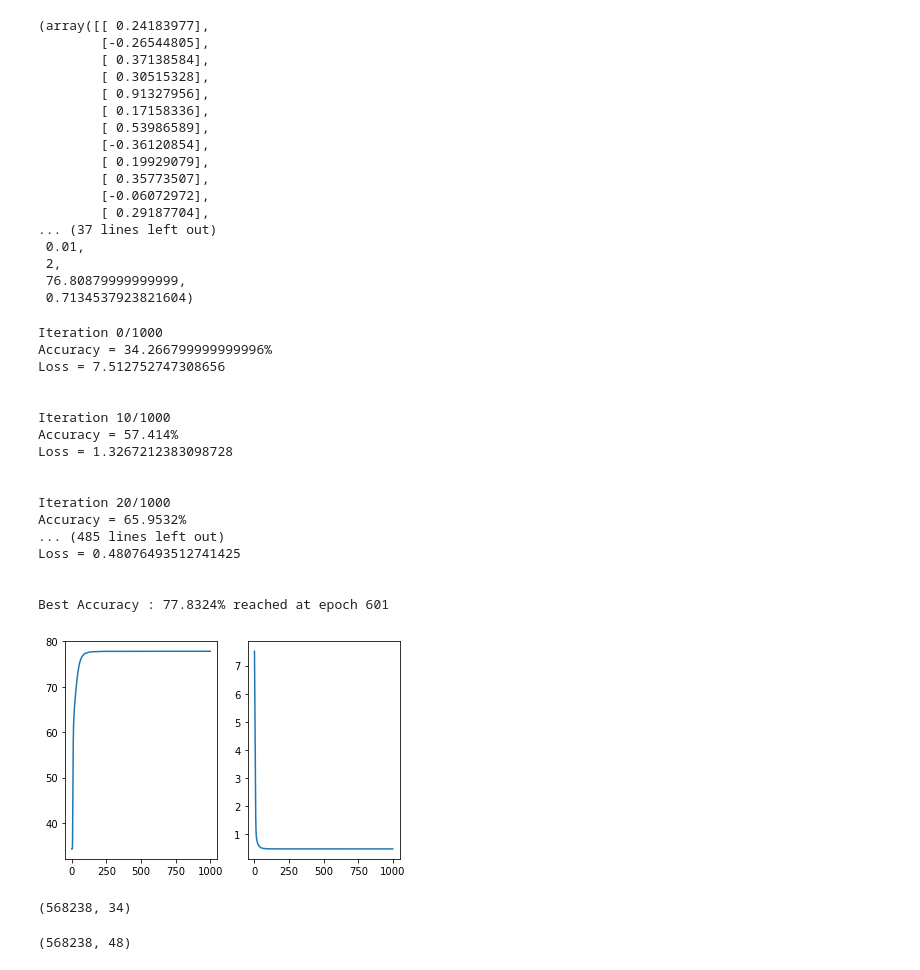
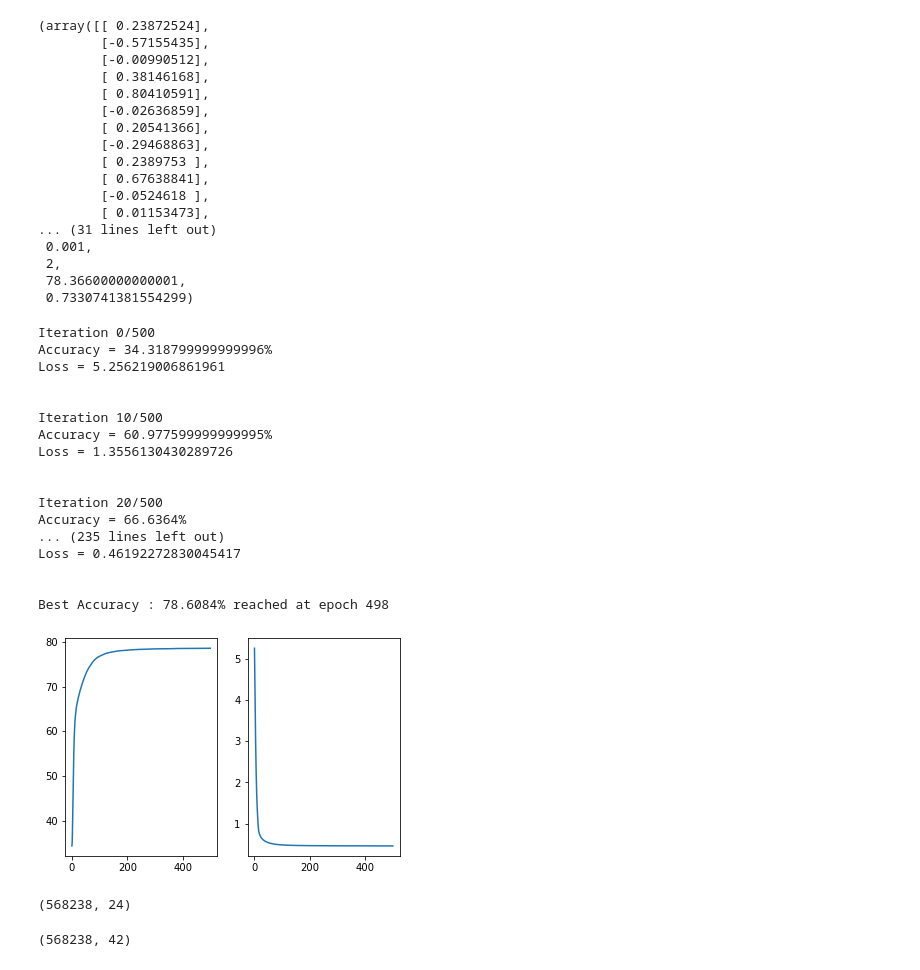
Before and after one commit to mismayil/higgs-boson, a Jupyter notebook: logistic_regression.ipynb, the cells around one changed output. Drawn from its saved outputs; the diff is of its cells as text; code cells hidden in the pictures.

```diff
--- a/logistic_regression.ipynb
+++ b/logistic_regression.ipynb
@@ -14,7 +14,7 @@ DATA_TEST_PATH = 'data/test.csv' # TODO: download train data and supply path her
 _, X_test, ids_test = load_csv_data(DATA_TEST_PATH)
 # %%
 from implementations import preprocess
-tX_train, ty_train, tX_test, ty_test, cont_features = preprocess(X_train, y_train, X_test, encodable_threshold=0.5, imputable_threshold=0.5)
+tX_train, ty_train, tX_test, ty_test, cont_features = preprocess(X_train, y_train, X_test, imputable_th=0.3, encodable_min_th=0.3, encodable_max_th=0.7)
 # %%
 tX_train
 # %% [output]
@@ -38,4 +38,4 @@ tX_train.shape, tX_test.shape
 # %%
 from implementations import logistic_regression_cv
-weights, loss, lambda_, degree, accuracy, f1 = logistic_regression_cv(ty_train, tX_train, cont_features=cont_features, verbose=True)
+weights, loss, lambda_, degree, accuracy, f1 = logistic_regression_cv(ty_train, tX_train, max_iters=200, cont_features=cont_features, verbose=False)
 # %% [output]
@@ -61,49 +59,49 @@ ValueError: x and y must have same first dimension, but have shapes (5,) and (30
 # %%
 weights, loss, lambda_, degree, accuracy, f1
 # %% [output]
-(array([[ 0.24183977],
-        [-0.26544805],
-        [ 0.37138584],
-        [ 0.30515328],
-        [ 0.91327956],
-        [ 0.17158336],
-        [ 0.53986589],
-        [-0.36120854],
-        [ 0.19929079],
-        [ 0.35773507],
-        [-0.06072972],
-        [ 0.29187704],
-... (37 lines left out)
- 0.01,
+(array([[ 0.23872524],
+        [-0.57155435],
+        [-0.00990512],
+        [ 0.38146168],
+        [ 0.80410591],
+        [-0.02636859],
+        [ 0.20541366],
+        [-0.29468863],
+        [ 0.2389753 ],
+        [ 0.67638841],
+        [-0.0524618 ],
+        [ 0.01153473],
+... (31 lines left out)
+ 0.001,
  2,
- 76.80879999999999,
- 0.7134537923821604)
+ 78.36600000000001,
+ 0.7330741381554299)
 # %%
-from implementations import logistic_regression, build_poly
-tX_train_poly = build_poly(tX_train, degree=2, cont_features=cont_features)
-loss, weights = logistic_regression(ty_train, tX_train_poly, max_iters=1000, lambda_=0.05, verbose=True)
+from implementations import reg_logistic_regression, build_poly
+tX_train_poly = build_poly(tX_train, degree=degree, cont_features=cont_features)
+weights, loss = reg_logistic_regression(ty_train, tX_train_poly, max_iters=500, lambda_=lambda_, verbose=True)
 # %% [output]
-Iteration 0/1000
-Accuracy = 34.266799999999996%
-Loss = 7.512752747308656
+Iteration 0/500
+Accuracy = 34.318799999999996%
+Loss = 5.256219006861961
 
 
-Iteration 10/1000
-Accuracy = 57.414%
-Loss = 1.3267212383098728
+Iteration 10/500
+Accuracy = 60.977599999999995%
+Loss = 1.3556130430289726
 
 
-Iteration 20/1000
-Accuracy = 65.9532%
-... (485 lines left out)
-Loss = 0.48076493512741425
+Iteration 20/500
+Accuracy = 66.6364%
+... (235 lines left out)
+Loss = 0.46192272830045417
 
 
-Best Accuracy : 77.8324% reached at epoch 601
+Best Accuracy : 78.6084% reached at epoch 498
-[figure, old version]
+[figure, new version]
 # %%
 tX_test.shape
 # %% [output]
-(568238, 34)
+(568238, 24)
 # %%
 from implementations import build_poly
@@ -111,6 +109,6 @@ tX_test = build_poly(tX_test, degree, cont_features)
 # %%
-tX_test.shape
+tX_test_poly.shape
 # %% [output]
-(568238, 48)
+(568238, 42)
 # %%
 from datetime import datetime
```
Also changed, not shown: parts of 5 cells of this notebook, 4 other files.
